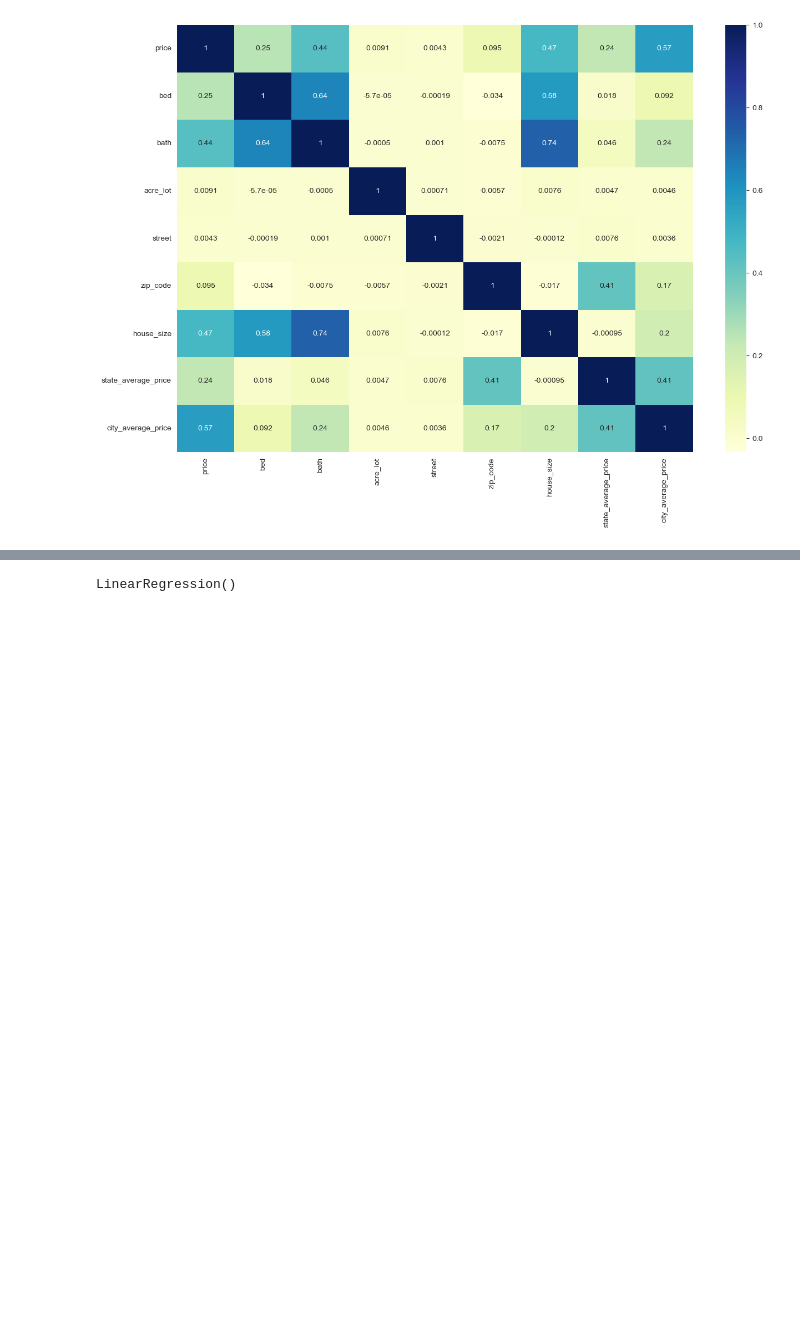
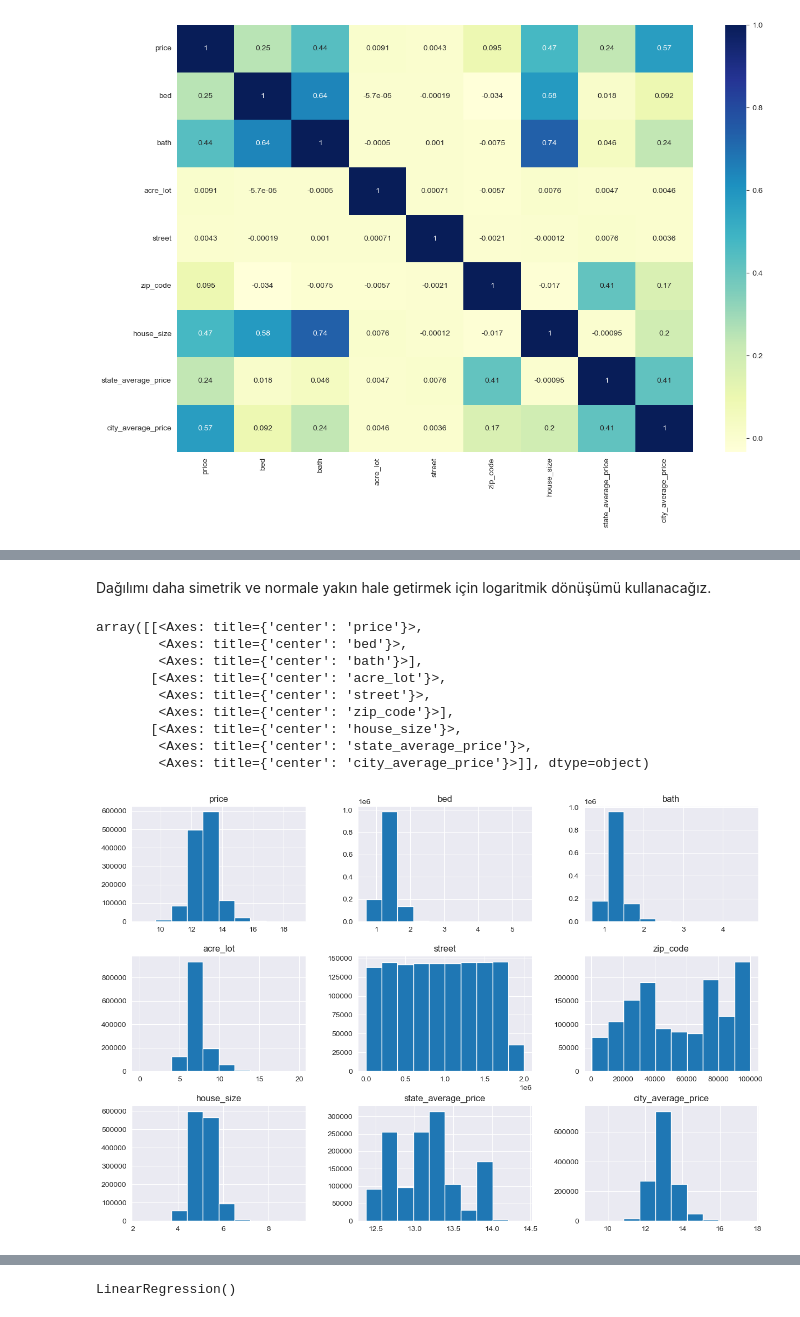
Before and after one commit to AmrWalidi/house-price-prediction-, a Jupyter notebook: house_price_prediction.ipynb, the cells around one changed output, grey strips where cells are left out. Cells and saved outputs as stored; diff of their text form; code cells hidden in the pictures; blank space fills up the shorter version.

```diff
--- a/house_price_prediction.ipynb
+++ b/house_price_prediction.ipynb
@@ -167,0 +201,27 @@ sns.heatmap(df6.corr(), annot=True, cmap="YlGnBu")
+# %% [markdown]
+Dağılımı daha simetrik ve normale yakın hale getirmek için logaritmik dönüşümü kullanacağız.
+# %%
+import numpy as np
+
+df7 = df6.copy()
+
+df7['price'] = np.log(df7['price']+1)
+df7['house_size'] = np.log(df7['house_size']+1)
+df7['acre_lot'] = np.log(df7['acre_lot']+1)
+df7['city_average_price'] = np.log(df7['city_average_price']+1)
+df7['state_average_price'] = np.log(df7['state_average_price']+1)
+df7['bath'] = np.log(df7['bath']+1)
+df7['bed'] = np.log(df7['bed']+1)
+# %%
+df7.hist(figsize=(15, 10))
+# %% [output]
+array([[<Axes: title={'center': 'price'}>,
+        <Axes: title={'center': 'bed'}>,
+        <Axes: title={'center': 'bath'}>],
+       [<Axes: title={'center': 'acre_lot'}>,
+        <Axes: title={'center': 'street'}>,
+        <Axes: title={'center': 'zip_code'}>],
+       [<Axes: title={'center': 'house_size'}>,
+        <Axes: title={'center': 'state_average_price'}>,
+        <Axes: title={'center': 'city_average_price'}>]], dtype=object)
+[figure, added]
```
Also changed, not shown: parts of 39 cells of this notebook, 2 other files.
